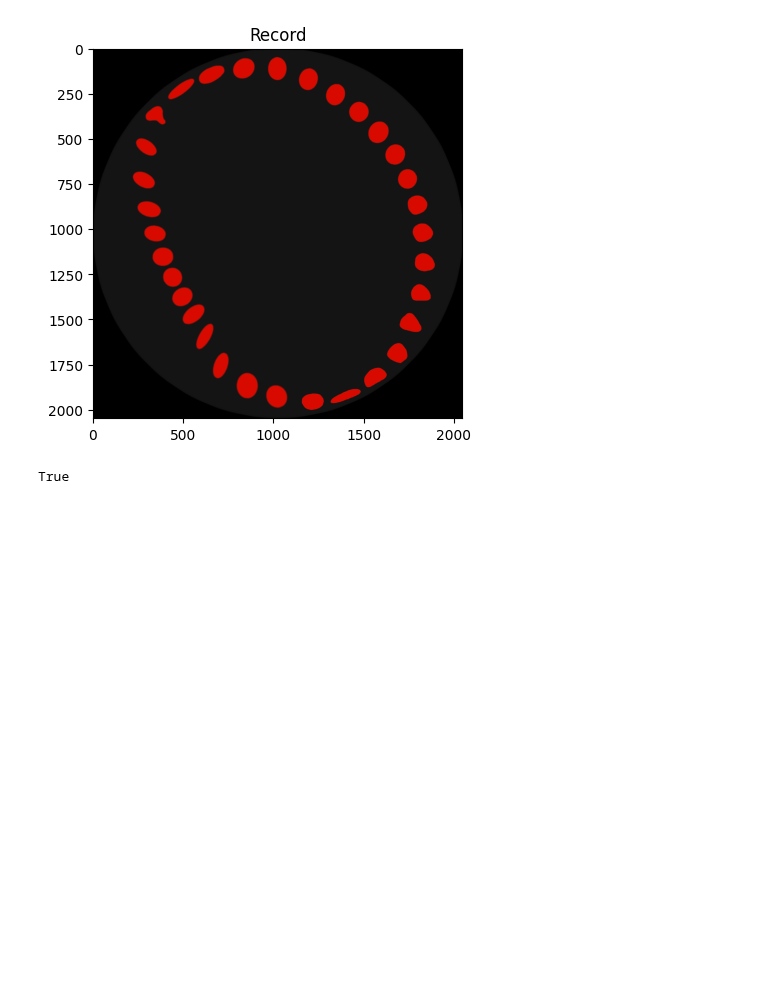
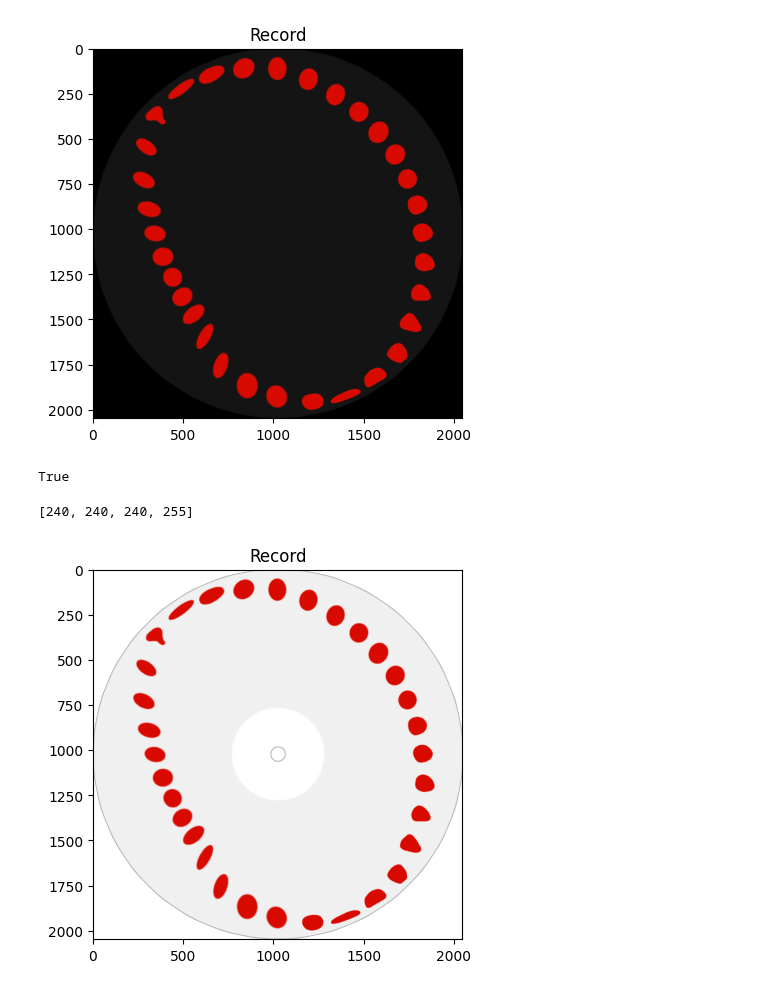
Before and after one commit to Jellevermandere/record-animator, a Jupyter notebook: main.ipynb, the cells around one changed output. Cells and saved outputs as stored; diff of their text form; code cells hidden in the pictures; blank space fills up the shorter version.

```diff
--- a/main.ipynb
+++ b/main.ipynb
@@ -122,3 +138,25 @@ for i in range(nrOfImages):
     img = rotate_image(img,360.0/nrOfImages)
 
 imageio.mimsave('output/video.gif', image_lst, duration=41.66)
+# %%
+import cv2
+import numpy as np
+from matplotlib import pyplot as plt
+import recordcreator as rc
+from skimage.io import imread_collection
+
+#your path
+col_dir = 'rawData/*.png'
+#creating a collection with the available images
+col = imread_collection(col_dir)
+
+img = rc.create_blank_record(2048, (240,240,240))
+
+result = rc.place_pies(img, col)
+
+plt.imshow(result)
+plt.title('Record')
+plt.show()
+# %% [output]
+[240, 240, 240, 255]
+[figure, added]
```
Also changed, not shown: parts of 5 cells of this notebook, 7 other files.
